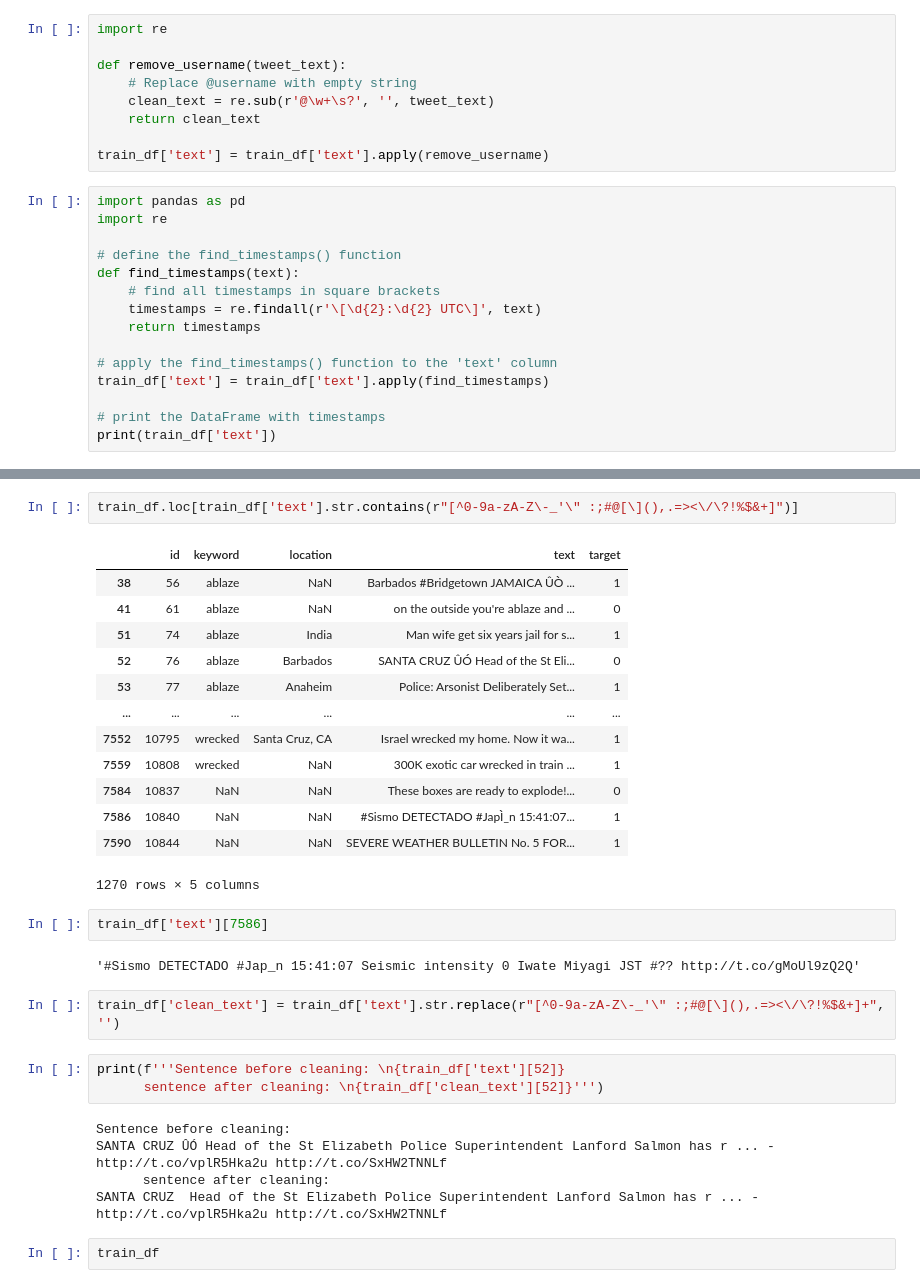
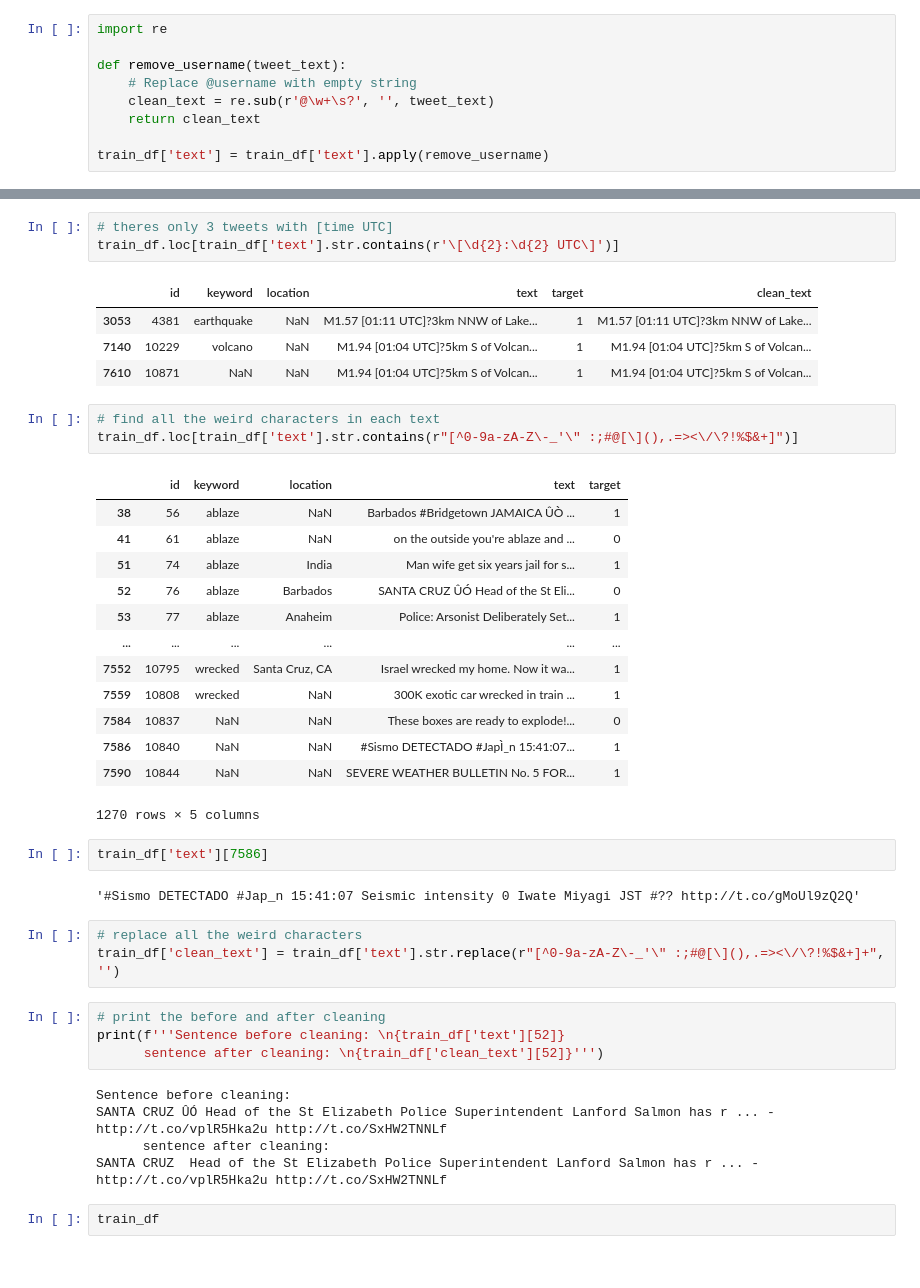
Before and after one commit to 0xpix/Kaggle-competitions, a Jupyter notebook: nlp_with_disaster_tweets.ipynb, the cells around one changed output, grey strips where cells are left out. Saved outputs shown, nothing was run; the diff lists cells and outputs as text.

Commit message:
MESSY tweets preprocessing in-progress (just testing for now)

```diff
--- a/nlp_with_disaster_tweets.ipynb
+++ b/nlp_with_disaster_tweets.ipynb
@@ -113,18 +113,3 @@ def remove_username(tweet_text):
     return clean_text
 
 train_df['text'] = train_df['text'].apply(remove_username)
-# %%
-import pandas as pd
-import re
-
-# define the find_timestamps() function
-def find_timestamps(text):
-    # find all timestamps in square brackets
-    timestamps = re.findall(r'\[\d{2}:\d{2} UTC\]', text)
-    return timestamps
-
-# apply the find_timestamps() function to the 'text' column
-train_df['text'] = train_df['text'].apply(find_timestamps)
-
-# print the DataFrame with timestamps
-print(train_df['text'])
@@ -160,4 +116,13 @@
+# %%
+# theres only 3 tweets with [time UTC]
+train_df.loc[train_df['text'].str.contains(r'\[\d{2}:\d{2} UTC\]')]
+# %% [output]
+|  | id | keyword | location | text | target | clean_text |
+| 3053 | 4381 | earthquake | NaN | M1.57 [01:11 UTC]?3km NNW of Lake... | 1 | M1.57 [01:11 UTC]?3km NNW of Lake... |
+| 7140 | 10229 | volcano | NaN | M1.94 [01:04 UTC]?5km S of Volcan... | 1 | M1.94 [01:04 UTC]?5km S of Volcan... |
+| 7610 | 10871 | NaN | NaN | M1.94 [01:04 UTC]?5km S of Volcan... | 1 | M1.94 [01:04 UTC]?5km S of Volcan... |
 # %%
+# find all the weird characters in each text
 train_df.loc[train_df['text'].str.contains(r"[^0-9a-zA-Z\-_'\" :;#@[\](),.=><\/\?!%$&+]")]
 # %% [output]
 |  | id | keyword | location | text | target |
@@ -178,8 +143,10 @@ train_df['text'][7586]
 # %% [output]
 '#Sismo DETECTADO #Jap_n 15:41:07 Seismic intensity 0 Iwate Miyagi JST #?? http://t.co/gMoUl9zQ2Q'
 # %%
+# replace all the weird characters
 train_df['clean_text'] = train_df['text'].str.replace(r"[^0-9a-zA-Z\-_'\" :;#@[\](),.=><\/\?!%$&+]+", '')
 # %%
+# print the before and after cleaning
 print(f'''Sentence before cleaning: \n{train_df['text'][52]}
       sentence after cleaning: \n{train_df['clean_text'][52]}''')
 # %% [output]
```
Also changed, not shown: parts of 2 cells of this notebook.
